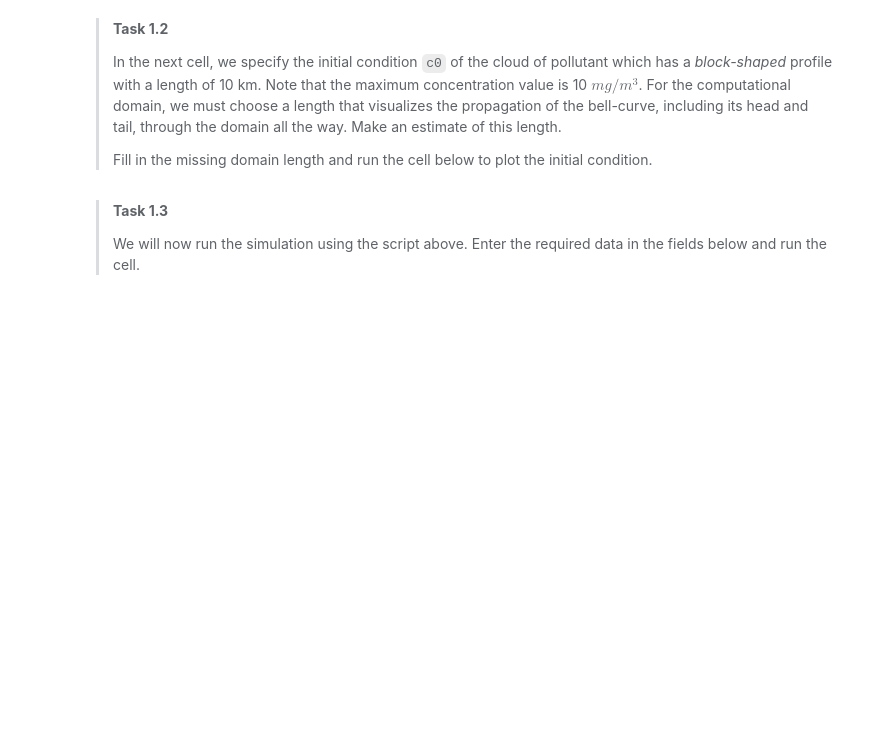
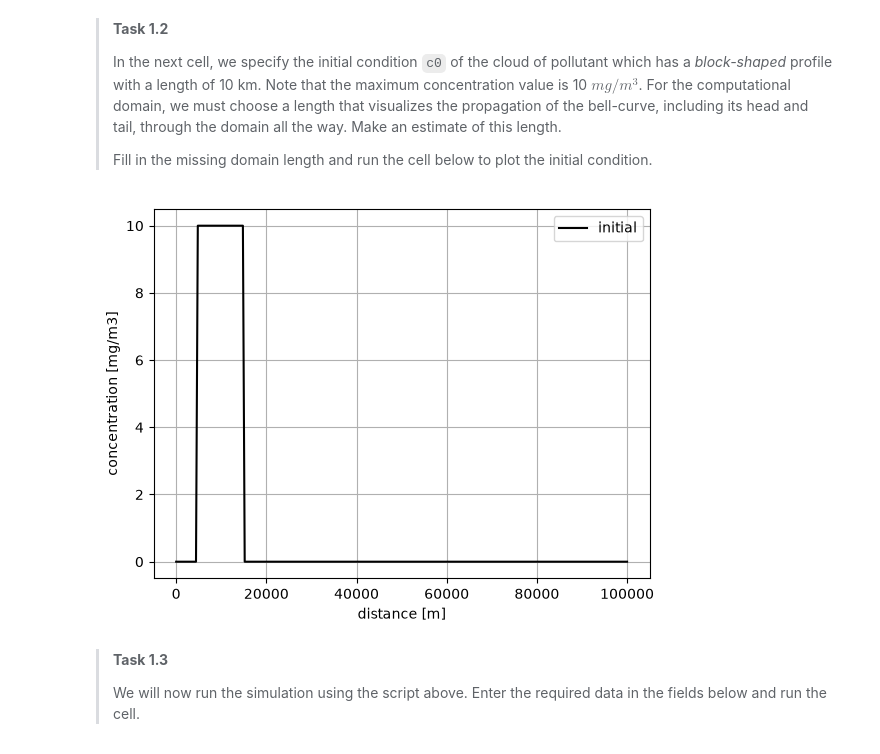
Before and after one commit to FLvandenende/GA2.1, a Jupyter notebook: grp09.ipynb, the cells around one changed output. Cells and saved outputs as stored; diff of their text form; code cells hidden in the pictures; blank space fills up the shorter version.

```diff
--- a/grp09.ipynb
+++ b/grp09.ipynb
@@ -100,23 +109,26 @@ from advdiff import advdiff
 # %%
 import numpy as np
 import matplotlib.pyplot as plt
 
 # domain length
-lenD = ### YOUR CODE HERE ###
+lenD = 100000 # length domain is 100000m so you're sure the cloud is always in the domain
 
 lenC = 10000.             # length of c0
 dx = 400.                 # grid size
 
 M = int(lenD/dx) + 1      # number of grid points
 x = np.linspace(0,lenD,M) # array with coordinates of grid points
 
 # initial condition
 c0 = np.zeros(M)
 c0[int(0.5 * lenC/dx):int(0.5 * lenC/dx) + int(lenC/dx) + 1] = 10.
 plt.plot(x,c0,'k',label='initial')
 plt.legend(loc='upper right')
 plt.xlabel('distance [m]')
 plt.ylabel('concentration [mg/m3]')
+plt.grid()
+# %% [output]
+[figure, added]
 # %% [markdown]
 >**Task 1.3**
 >
```
Also changed, not shown: parts of 11 cells of this notebook.
